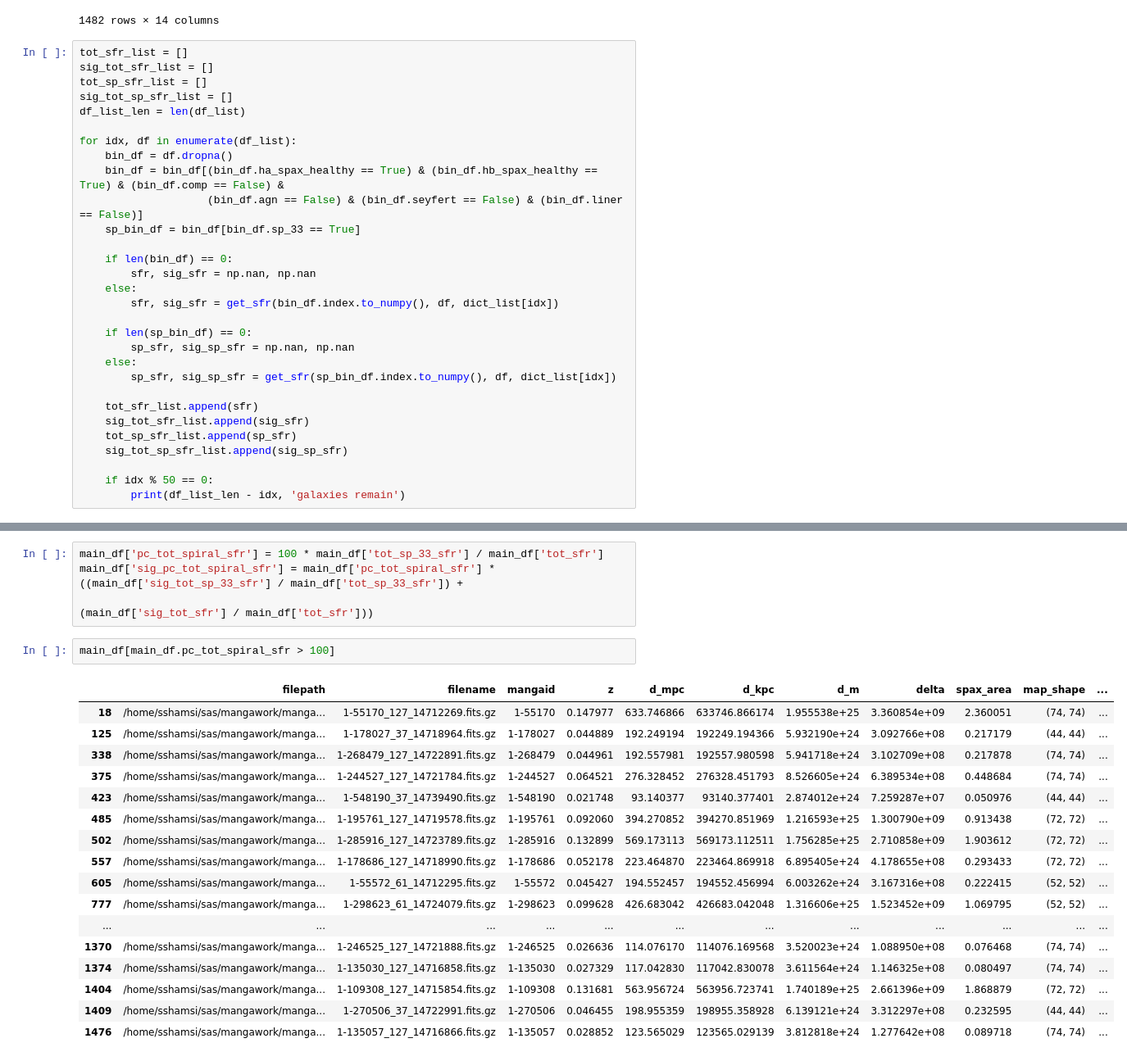
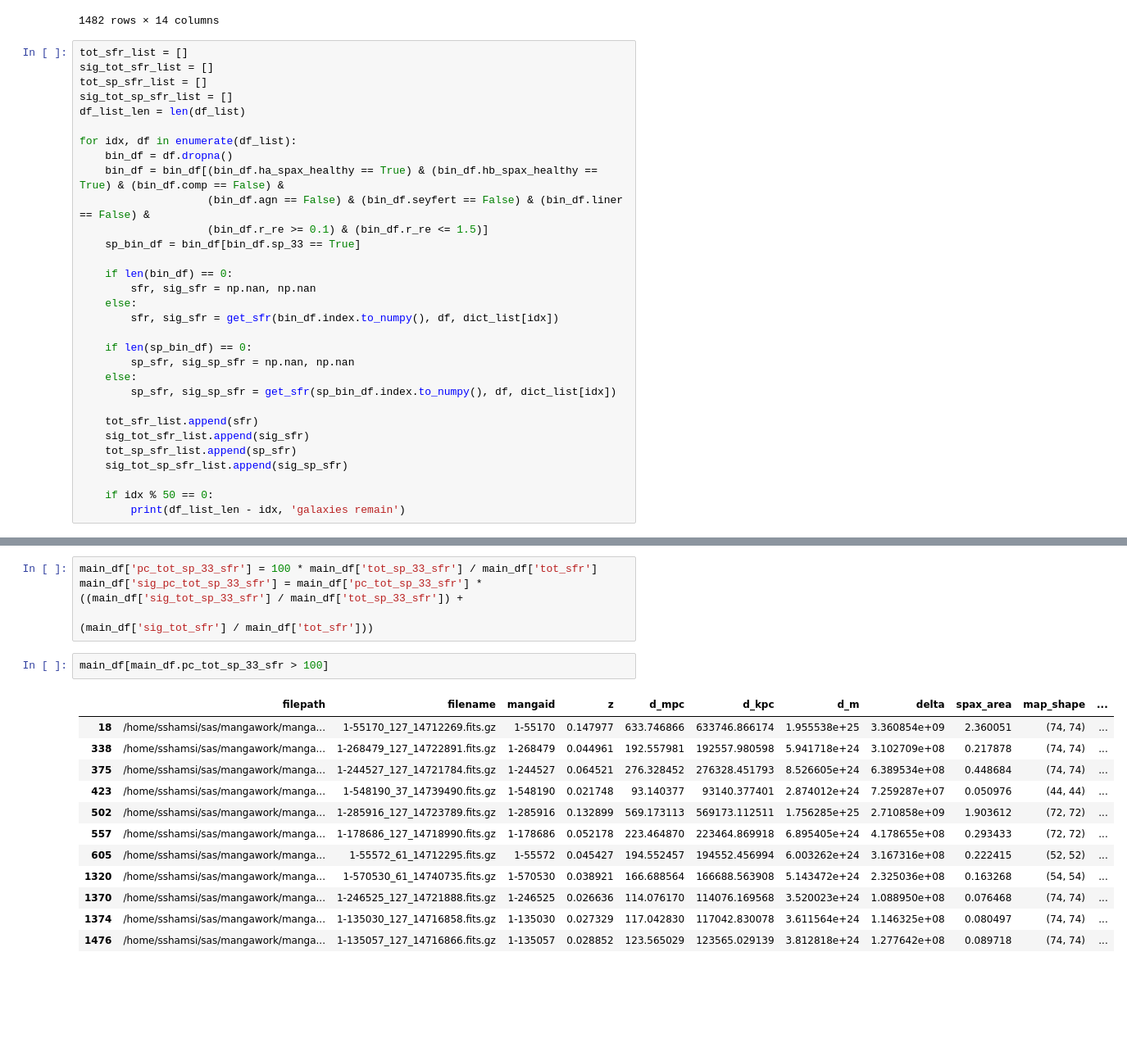
Before and after one commit to sjshamsi/Spiral_Analysis, a Jupyter notebook: Combined_SFR_Inside_vs_Outside/combined_total_sfr_inside_vs_outside.ipynb, the cells around one changed output, grey strips where cells are left out. Shown: that part at 82% size. Cells and saved outputs as stored; diff of their text form; blank space fills up the shorter version.

```diff
--- a/Combined_SFR_Inside_vs_Outside/combined_total_sfr_inside_vs_outside.ipynb
+++ b/Combined_SFR_Inside_vs_Outside/combined_total_sfr_inside_vs_outside.ipynb
@@ -45,7 +46,8 @@ df_list_len = len(df_list)
 for idx, df in enumerate(df_list):
     bin_df = df.dropna()
     bin_df = bin_df[(bin_df.ha_spax_healthy == True) & (bin_df.hb_spax_healthy == True) & (bin_df.comp == False) &
-                    (bin_df.agn == False) & (bin_df.seyfert == False) & (bin_df.liner == False)]
+                    (bin_df.agn == False) & (bin_df.seyfert == False) & (bin_df.liner == False) &
+                    (bin_df.r_re >= 0.1) & (bin_df.r_re <= 1.5)]
     sp_bin_df = bin_df[bin_df.sp_33 == True]
 
     if len(bin_df) == 0:
@@ -90,27 +92,22 @@ main_df['sig_tot_sfr'] = sig_tot_sfr_list
 main_df['tot_sp_33_sfr'] = tot_sp_sfr_list
 main_df['sig_tot_sp_33_sfr'] = sig_tot_sp_sfr_list
 # %%
-main_df['pc_tot_spiral_sfr'] = 100 * main_df['tot_sp_33_sfr'] / main_df['tot_sfr']
-main_df['sig_pc_tot_spiral_sfr'] = main_df['pc_tot_spiral_sfr'] * ((main_df['sig_tot_sp_33_sfr'] / main_df['tot_sp_33_sfr']) +
-                                                                   (main_df['sig_tot_sfr'] / main_df['tot_sfr']))
+main_df['pc_tot_sp_33_sfr'] = 100 * main_df['tot_sp_33_sfr'] / main_df['tot_sfr']
+main_df['sig_pc_tot_sp_33_sfr'] = main_df['pc_tot_sp_33_sfr'] * ((main_df['sig_tot_sp_33_sfr'] / main_df['tot_sp_33_sfr']) +
+                                                                  (main_df['sig_tot_sfr'] / main_df['tot_sfr']))
 # %%
-main_df[main_df.pc_tot_spiral_sfr > 100]
+main_df[main_df.pc_tot_sp_33_sfr > 100]
 # %% [output]
 |  | filepath | filename | mangaid | z | d_mpc | d_kpc | d_m | delta | spax_area | map_shape | ... |
 | 18 | /home/sshamsi/sas/mangawork/manga... | 1-55170_127_14712269.fits.gz | 1-55170 | 0.147977 | 633.746866 | 633746.866174 | 1.955538e+25 | 3.360854e+09 | 2.360051 | (74, 74) | ... |
-| 125 | /home/sshamsi/sas/mangawork/manga... | 1-178027_37_14718964.fits.gz | 1-178027 | 0.044889 | 192.249194 | 192249.194366 | 5.932190e+24 | 3.092766e+08 | 0.217179 | (44, 44) | ... |
 | 338 | /home/sshamsi/sas/mangawork/manga... | 1-268479_127_14722891.fits.gz | 1-268479 | 0.044961 | 192.557981 | 192557.980598 | 5.941718e+24 | 3.102709e+08 | 0.217878 | (74, 74) | ... |
 | 375 | /home/sshamsi/sas/mangawork/manga... | 1-244527_127_14721784.fits.gz | 1-244527 | 0.064521 | 276.328452 | 276328.451793 | 8.526605e+24 | 6.389534e+08 | 0.448684 | (74, 74) | ... |
 | 423 | /home/sshamsi/sas/mangawork/manga... | 1-548190_37_14739490.fits.gz | 1-548190 | 0.021748 | 93.140377 | 93140.377401 | 2.874012e+24 | 7.259287e+07 | 0.050976 | (44, 44) | ... |
-| 485 | /home/sshamsi/sas/mangawork/manga... | 1-195761_127_14719578.fits.gz | 1-195761 | 0.092060 | 394.270852 | 394270.851969 | 1.216593e+25 | 1.300790e+09 | 0.913438 | (72, 72) | ... |
 | 502 | /home/sshamsi/sas/mangawork/manga... | 1-285916_127_14723789.fits.gz | 1-285916 | 0.132899 | 569.173113 | 569173.112511 | 1.756285e+25 | 2.710858e+09 | 1.903612 | (72, 72) | ... |
 | 557 | /home/sshamsi/sas/mangawork/manga... | 1-178686_127_14718990.fits.gz | 1-178686 | 0.052178 | 223.464870 | 223464.869918 | 6.895405e+24 | 4.178655e+08 | 0.293433 | (72, 72) | ... |
 | 605 | /home/sshamsi/sas/mangawork/manga... | 1-55572_61_14712295.fits.gz | 1-55572 | 0.045427 | 194.552457 | 194552.456994 | 6.003262e+24 | 3.167316e+08 | 0.222415 | (52, 52) | ... |
-| 777 | /home/sshamsi/sas/mangawork/manga... | 1-298623_61_14724079.fits.gz | 1-298623 | 0.099628 | 426.683042 | 426683.042048 | 1.316606e+25 | 1.523452e+09 | 1.069795 | (52, 52) | ... |
-| ... | ... | ... | ... | ... | ... | ... | ... | ... | ... | ... | ... |
+| 1320 | /home/sshamsi/sas/mangawork/manga... | 1-570530_61_14740735.fits.gz | 1-570530 | 0.038921 | 166.688564 | 166688.563908 | 5.143472e+24 | 2.325036e+08 | 0.163268 | (54, 54) | ... |
 | 1370 | /home/sshamsi/sas/mangawork/manga... | 1-246525_127_14721888.fits.gz | 1-246525 | 0.026636 | 114.076170 | 114076.169568 | 3.520023e+24 | 1.088950e+08 | 0.076468 | (74, 74) | ... |
 | 1374 | /home/sshamsi/sas/mangawork/manga... | 1-135030_127_14716858.fits.gz | 1-135030 | 0.027329 | 117.042830 | 117042.830078 | 3.611564e+24 | 1.146325e+08 | 0.080497 | (74, 74) | ... |
-| 1404 | /home/sshamsi/sas/mangawork/manga... | 1-109308_127_14715854.fits.gz | 1-109308 | 0.131681 | 563.956724 | 563956.723741 | 1.740189e+25 | 2.661396e+09 | 1.868879 | (72, 72) | ... |
-| 1409 | /home/sshamsi/sas/mangawork/manga... | 1-270506_37_14722991.fits.gz | 1-270506 | 0.046455 | 198.955359 | 198955.358928 | 6.139121e+24 | 3.312297e+08 | 0.232595 | (44, 44) | ... |
 | 1476 | /home/sshamsi/sas/mangawork/manga... | 1-135057_127_14716866.fits.gz | 1-135057 | 0.028852 | 123.565029 | 123565.029139 | 3.812818e+24 | 1.277642e+08 | 0.089718 | (74, 74) | ... |
 # %%
```
Also changed, not shown: parts of 16 cells of this notebook, 5 other files.
